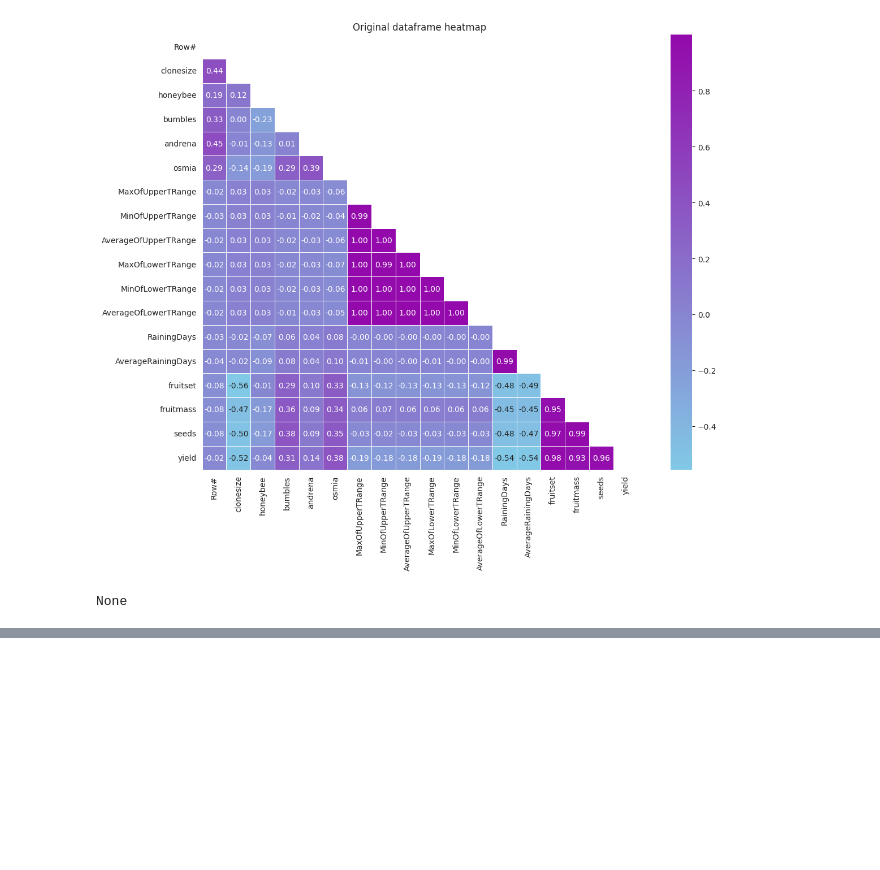
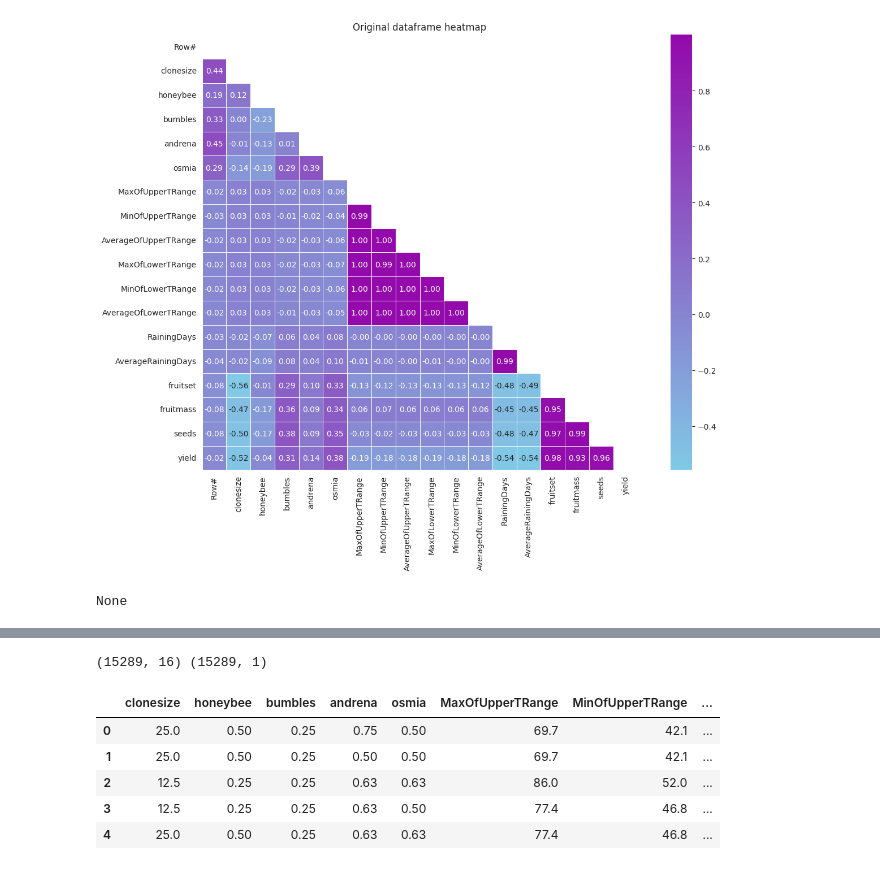
Before and after one commit to fxop0218/PlayGround-Kaggle-Series3, a Jupyter notebook: ps-s3-e14-eda-model-en-es.ipynb, the cells around one changed output, grey strips where cells are left out. Saved outputs shown, nothing was run; the diff lists cells and outputs as text; code cells hidden in the pictures; blank space fills up the shorter version.

```diff
--- a/ps-s3-e14-eda-model-en-es.ipynb
+++ b/ps-s3-e14-eda-model-en-es.ipynb
@@ -367,0 +431,13 @@ None
+# %%
+x_train = train_df.drop(columns=[TARGET])
+y_train = train_df[[TARGET]]
+print(x_train.shape, y_train.shape)
+x_train.head()
+# %% [output]
+(15289, 16) (15289, 1)
+|  | clonesize | honeybee | bumbles | andrena | osmia | MaxOfUpperTRange | MinOfUpperTRange | ... |
+| 0 | 25.0 | 0.50 | 0.25 | 0.75 | 0.50 | 69.7 | 42.1 | ... |
+| 1 | 25.0 | 0.50 | 0.25 | 0.50 | 0.50 | 69.7 | 42.1 | ... |
+| 2 | 12.5 | 0.25 | 0.25 | 0.63 | 0.63 | 86.0 | 52.0 | ... |
+| 3 | 12.5 | 0.25 | 0.25 | 0.63 | 0.50 | 77.4 | 46.8 | ... |
+| 4 | 25.0 | 0.50 | 0.25 | 0.63 | 0.63 | 77.4 | 46.8 | ... |
```
Also changed, not shown: parts of 10 cells of this notebook.
